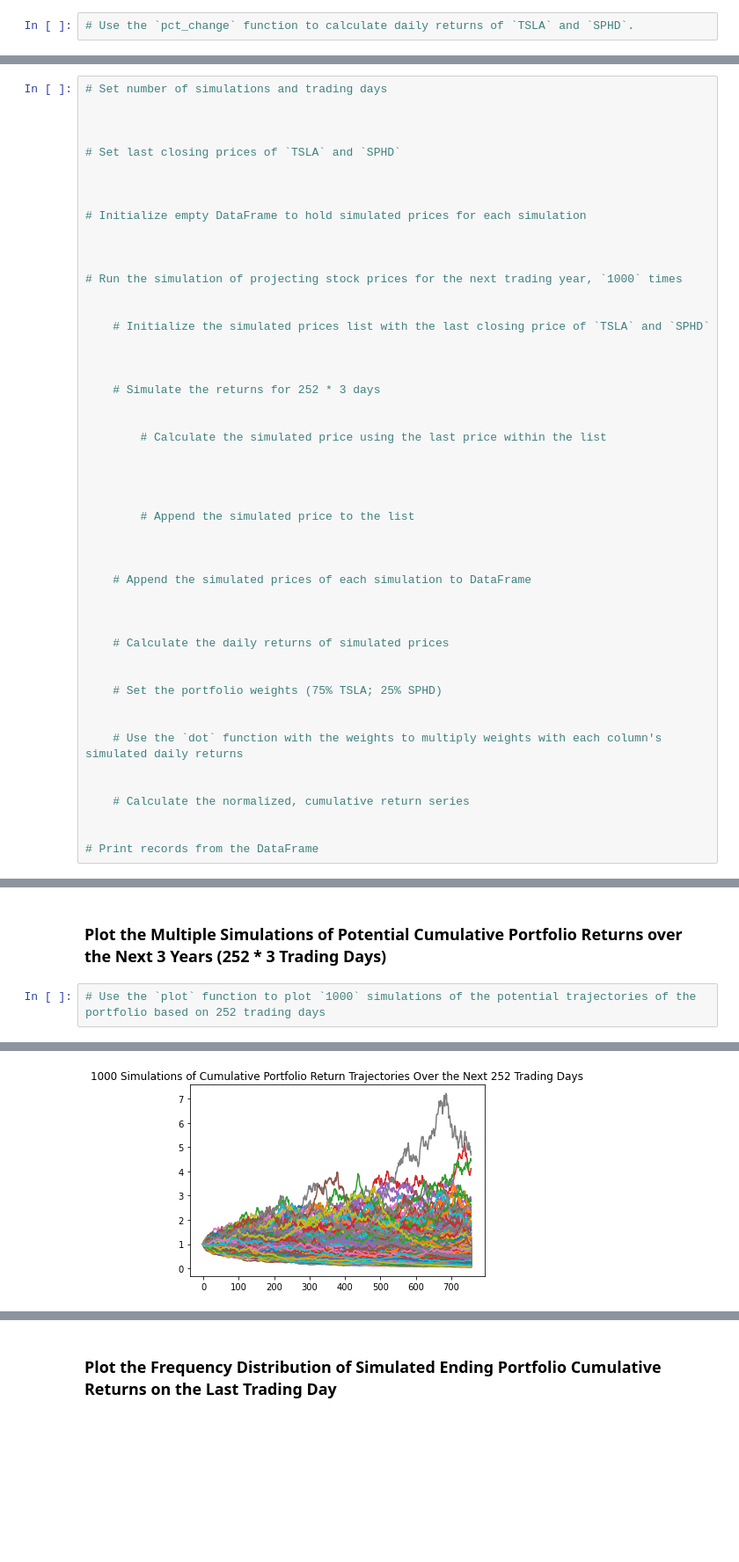
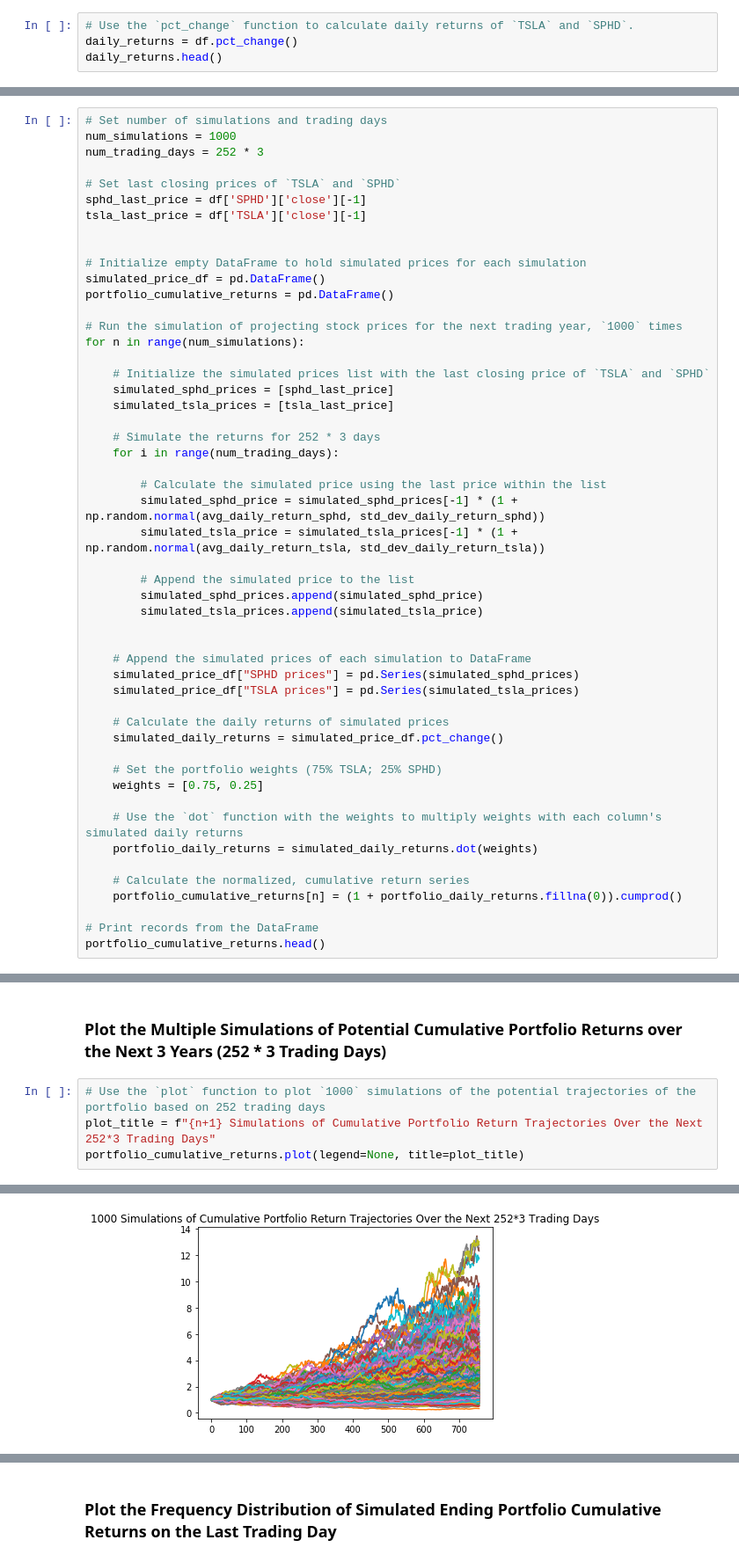
Before and after one commit to johnmyronmillar/GitLab, a Jupyter notebook: 01-Lesson-Plans/05-APIs/5.3/Activities/10-Stu_Financial_Forecasting_Pt_III/Unsolved/financial_forecasting_part_3.ipynb, the cells around one changed output, grey strips where cells are left out. Shown at 88% size. Cells and saved outputs as stored; diff of their text form; blank space fills up the shorter version.

```diff
--- a/01-Lesson-Plans/05-APIs/5.3/Activities/10-Stu_Financial_Forecasting_Pt_III/Unsolved/financial_forecasting_part_3.ipynb
+++ b/01-Lesson-Plans/05-APIs/5.3/Activities/10-Stu_Financial_Forecasting_Pt_III/Unsolved/financial_forecasting_part_3.ipynb
@@ -71,6 +116,8 @@ This program executes `1000` simulations of stock price trajectory for `TSLA` an
 ### Calculate Daily Returns
 # %%
 # Use the `pct_change` function to calculate daily returns of `TSLA` and `SPHD`.
+daily_returns = df.pct_change()
+daily_returns.head()
 # %% [output]
 |  | SPHD | TSLA |
 |  | close | close |
@@ -95,53 +152,55 @@ This program executes `1000` simulations of stock price trajectory for `TSLA` an
 ### Run the Monte Carlo Simulation and Save Results to DataFrame
 # %%
 # Set number of simulations and trading days
-
-
+num_simulations = 1000
+num_trading_days = 252 * 3
 
 # Set last closing prices of `TSLA` and `SPHD`
-
+sphd_last_price = df['SPHD']['close'][-1]
+tsla_last_price = df['TSLA']['close'][-1]
 
 
 # Initialize empty DataFrame to hold simulated prices for each simulation
-
-
+simulated_price_df = pd.DataFrame()
+portfolio_cumulative_returns = pd.DataFrame()
 
 # Run the simulation of projecting stock prices for the next trading year, `1000` times
-
+for n in range(num_simulations):
 
     # Initialize the simulated prices list with the last closing price of `TSLA` and `SPHD`
-
-
+    simulated_sphd_prices = [sphd_last_price]
+    simulated_tsla_prices = [tsla_last_price]
 
     # Simulate the returns for 252 * 3 days
-
+    for i in range(num_trading_days):
 
         # Calculate the simulated price using the last price within the list
-
-
-
+        simulated_sphd_price = simulated_sphd_prices[-1] * (1 + np.random.normal(avg_daily_return_sphd, std_dev_daily_return_sphd))
+        simulated_tsla_price = simulated_tsla_prices[-1] * (1 + np.random.normal(avg_daily_return_tsla, std_dev_daily_return_tsla))
 
         # Append the simulated price to the list
-
+        simulated_sphd_prices.append(simulated_sphd_price)
+        simulated_tsla_prices.append(simulated_tsla_price)
 
 
     # Append the simulated prices of each simulation to DataFrame
-
-
+    simulated_price_df["SPHD prices"] = pd.Series(simulated_sphd_prices)
+    simulated_price_df["TSLA prices"] = pd.Series(simulated_tsla_prices)
 
     # Calculate the daily returns of simulated prices
-
+    simulated_daily_returns = simulated_price_df.pct_change()
 
     # Set the portfolio weights (75% TSLA; 25% SPHD)
-
+    weights = [0.75, 0.25]
 
     # Use the `dot` function with the weights to multiply weights with each column's simulated daily returns
-
+    portfolio_daily_returns = simulated_daily_returns.dot(weights)
 
     # Calculate the normalized, cumulative return series
-
+    portfolio_cumulative_returns[n] = (1 + portfolio_daily_returns.fillna(0)).cumprod()
 
 # Print records from the DataFrame
+portfolio_cumulative_returns.head()
 # %% [output]
 |  | 0 | 1 | 2 | 3 | 4 | 5 | 6 | 7 | 8 | 9 | ... | ... |
 | 0 | 1.000000 | 1.000000 | 1.000000 | 1.000000 | 1.000000 | 1.000000 | 1.000000 | 1.000000 | 1.000000 | 1.000000 | ... | ... |
@@ -154,8 +213,10 @@ This program executes `1000` simulations of stock price trajectory for `TSLA` an
 ### Plot the Multiple Simulations of Potential Cumulative Portfolio Returns over the Next 3 Years (252 * 3 Trading Days)
 # %%
 # Use the `plot` function to plot `1000` simulations of the potential trajectories of the portfolio based on 252 trading days
+plot_title = f"{n+1} Simulations of Cumulative Portfolio Return Trajectories Over the Next 252*3 Trading Days"
+portfolio_cumulative_returns.plot(legend=None, title=plot_title)
 # %% [output]
 <matplotlib.axes._subplots.AxesSubplot at 0x...>
-[figure, old version]
+[figure, new version]
 # %%
 # Select the last row for projecting stock prices (prices of each simulation on the last trading day)
```
Also changed, not shown: parts of 12 cells of this notebook, 5 other files.
